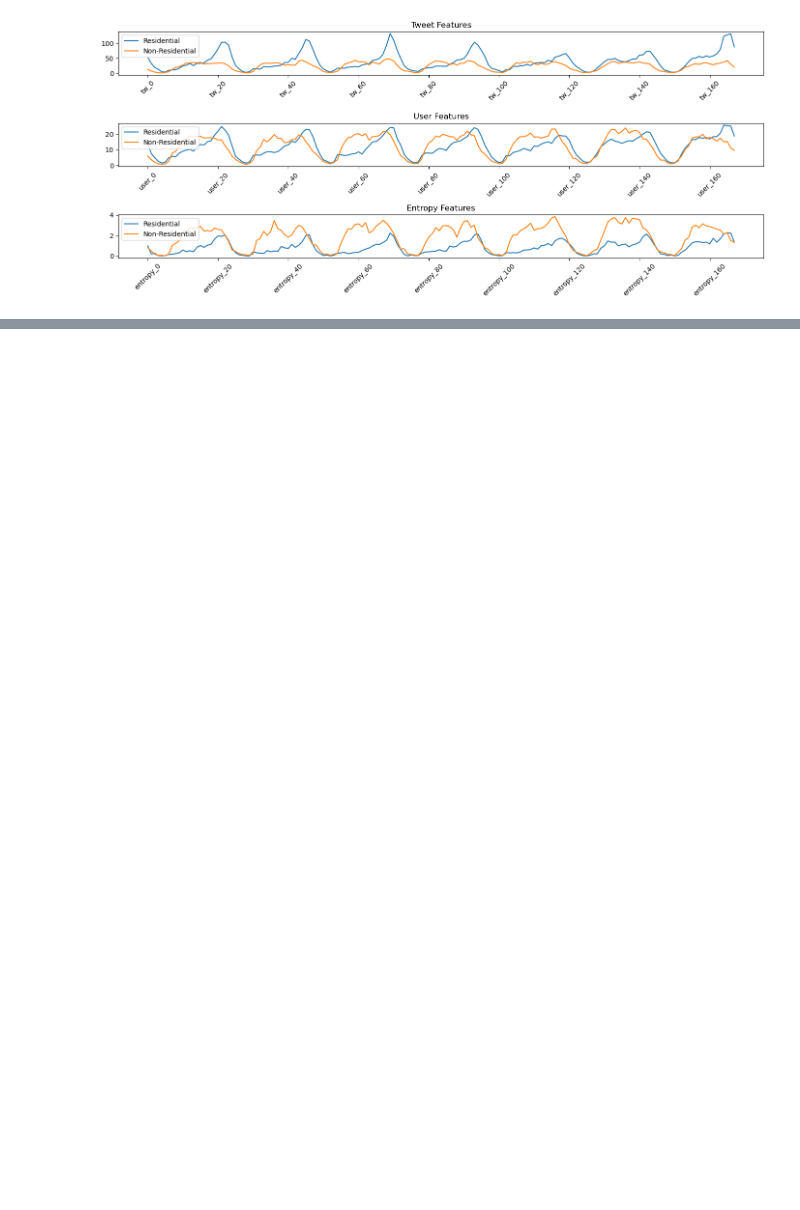
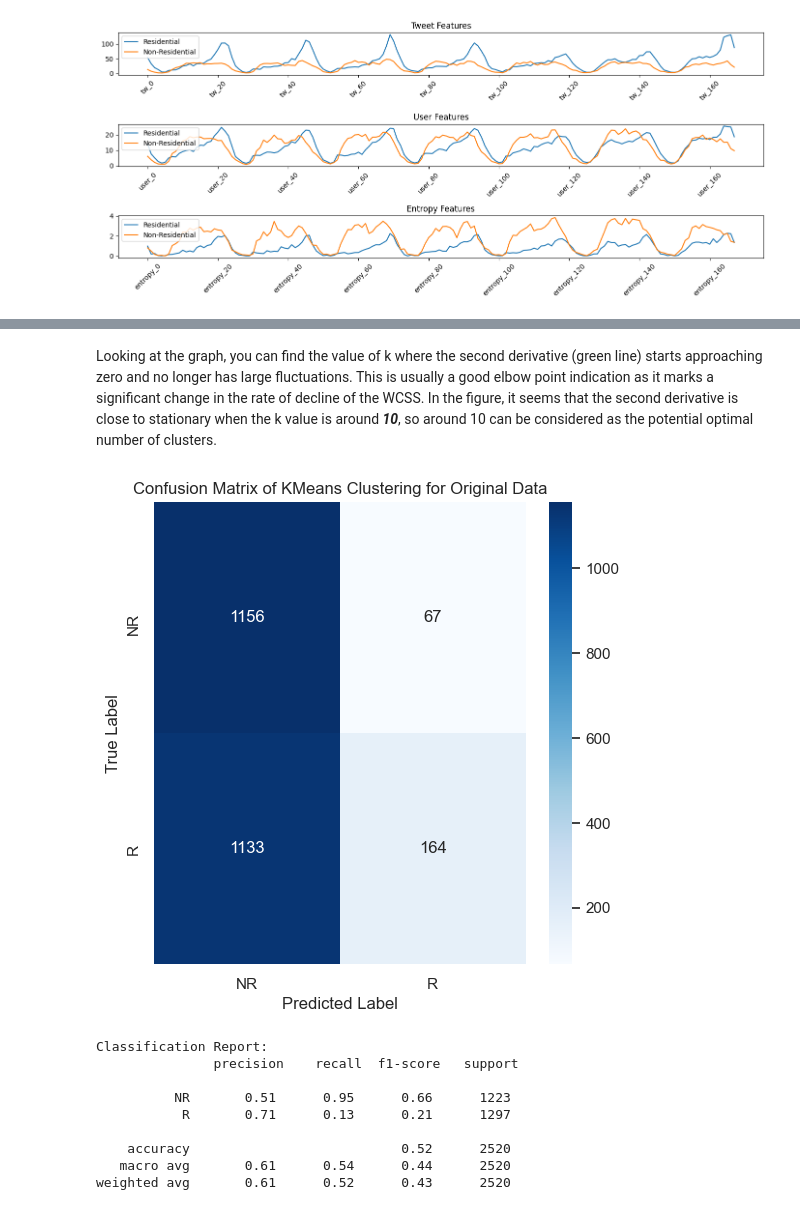
Before and after one commit to MengqiLI0907/Advanced-Spatial-Analysis, a Jupyter notebook: Assignment1.ipynb, the cells around one changed output, grey strips where cells are left out. Saved outputs shown, nothing was run; the diff lists cells and outputs as text; code cells hidden in the pictures; blank space fills up the shorter version.

```diff
--- a/Assignment1.ipynb
+++ b/Assignment1.ipynb
@@ -369,0 +316,53 @@ Reduced number of features: 3
+# %% [markdown]
+Looking at the graph, you can find the value of k where the second derivative (green line) starts approaching zero and no longer has large fluctuations. This is usually a good elbow point indication as it marks a significant change in the rate of decline of the WCSS. In the figure, it seems that the second derivative is close to stationary when the k value is around ***10***, so around 10 can be considered as the potential optimal number of clusters.
+# %%
+# Fit the KMeans model
+best_original_k = 15
+kmeans = KMeans(n_clusters=best_original_k, random_state=42)
+kmeans.fit(original_data)
+
+# Predict the cluster labels
+predicted_labels = kmeans.predict(original_data)
+
+# Map the predicted cluster labels to the true labels
+label_mapping = {}
+for cluster_id in set(predicted_labels):
+    # Indices of rows in this cluster
+    cluster_indices = predicted_labels == cluster_id
+    # True labels of rows in this cluster
+    real_labels = data.loc[cluster_indices, 'label']
+    # Most common true label in this cluster
+    most_common_label = mode(real_labels).mode[0]
+    # Map cluster ID to the most common true label
+    label_mapping[cluster_id] = most_common_label
+
+# Apply the mapping
+mapped_predicted_labels = pd.Series(predicted_labels).map(label_mapping)
+
+# Compute the confusion matrix
+conf_matrix = confusion_matrix(data['label'], mapped_predicted_labels)
+class_report = classification_report(data['label'], mapped_predicted_labels)
+
+# Plot the confusion matrix
+plt.figure(figsize=(6, 6))
+sns.heatmap(conf_matrix, annot=True, fmt='d', cmap='Blues',
+            xticklabels=np.unique(data['label']),
+            yticklabels=np.unique(data['label']))
+plt.xlabel('Predicted Label')
+plt.ylabel('True Label')
+plt.title('Confusion Matrix of KMeans Clustering for Original Data')
+plt.show()
+
+# Print the classification report
+print("Classification Report:\n", class_report)
+# %% [output]
+[figure, added]
+Classification Report:
+               precision    recall  f1-score   support
+
+          NR       0.51      0.95      0.66      1223
+           R       0.71      0.13      0.21      1297
+
+    accuracy                           0.52      2520
+   macro avg       0.61      0.54      0.44      2520
+weighted avg       0.61      0.52      0.43      2520
```
Also changed, not shown: parts of 65 cells of this notebook, 1 other file.
